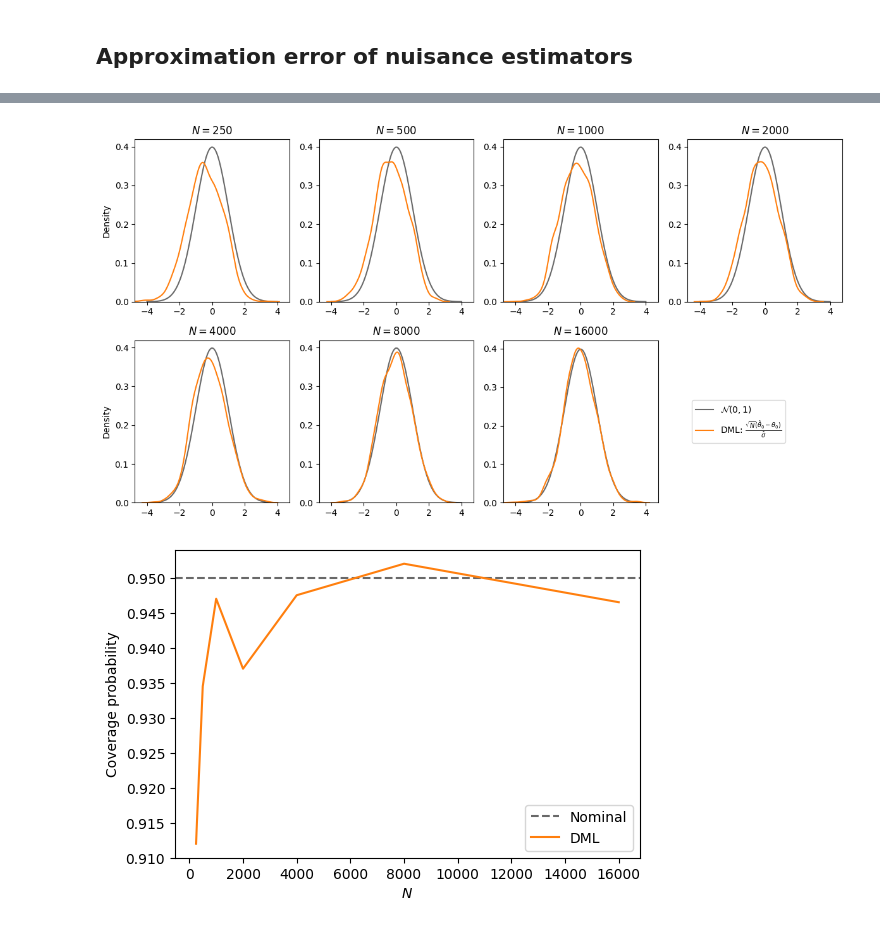
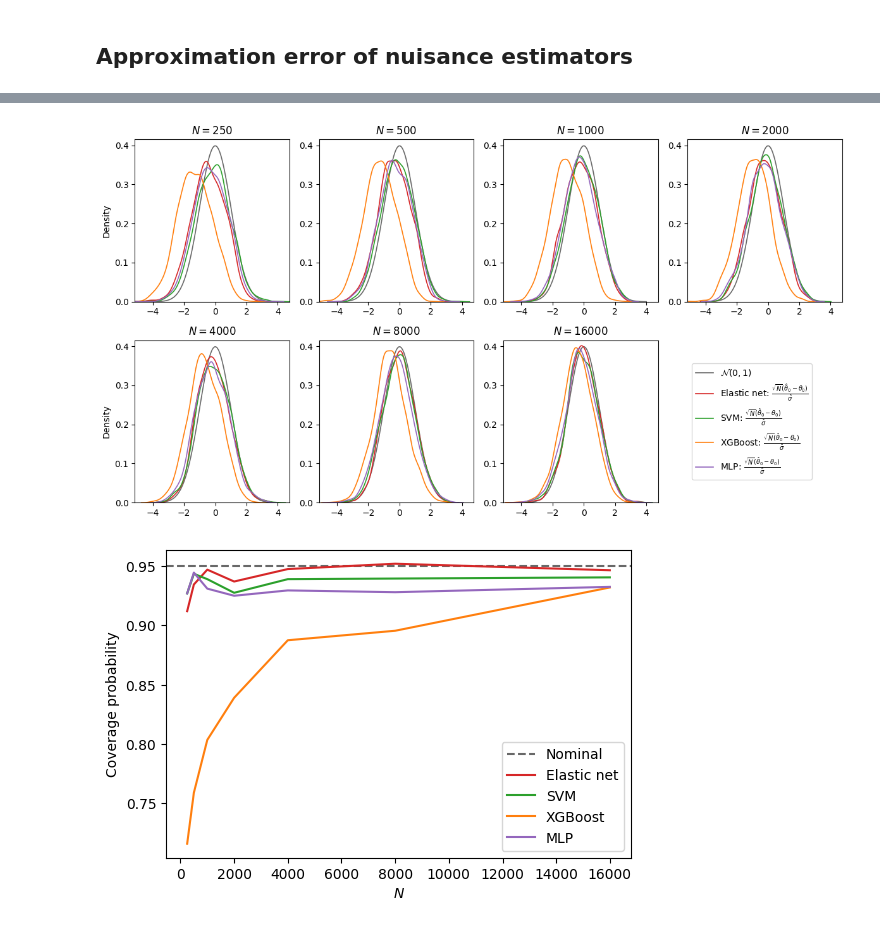
Before and after one commit to zijianwang2000/MA_CausalML, a Jupyter notebook: Complex model (10 confounders)/Plots for ATE.ipynb, the cells around one changed output, grey strips where cells are left out. Saved outputs shown, nothing was run; the diff lists cells and outputs as text; code cells hidden in the pictures.

```diff
--- a/Complex model (10 confounders)/Plots for ATE.ipynb
+++ b/Complex model (10 confounders)/Plots for ATE.ipynb
@@ -66,3 +65,0 @@ for fmt in ['png', 'pdf']:
-# %%
-slopes = np.polyfit(np.log(sample_sizes), np.log(rmses[..., 1]), 1)[0, :]
-slopes
@@ -83,8 +88,5 @@ for fmt in ['png', 'pdf']:
 # %%
 theta_0 = 0.5   # true ATE
-sample_sizes = list(results_dict.keys())
-colors = ['tab:blue', 'tab:orange', 'tab:green', 'tab:red']
-names = ['Oracle', 'DML', 'Regression', 'IPW']
 # %%
 # Visual comparison of estimators
 fig, axes = plt.subplots(nrows=2, ncols=4, figsize=(12, 6.5))
@@ -156,13 +175,18 @@ pdf_values = norm.pdf(grid)
 
 fig, axes = plt.subplots(nrows=2, ncols=4, figsize=(12, 6.5))
 
-for i, (N, results) in enumerate(results_dict.items()):
+for i, N in enumerate(sample_sizes):
     ax = axes.flat[i]
-    ate_estimates, sigma_estimates, _ = results
-    ax.plot(grid, pdf_values, color='dimgrey', label=r'$\mathcal{N}(0,1)$')
-    sns.kdeplot(np.sqrt(N)*(ate_estimates[:,1]-theta_0)/sigma_estimates, ax=ax, color=colors[1],
-                label=r'DML: $\frac{\sqrt{N}(\hat{\theta}_0-\theta_0)}{\hat{\sigma}}$')
-    ax.set_xlim(left=-4.75, right=4.75)
+    ax.plot(grid, pdf_values, linewidth=1.2, color='dimgrey', label=r'$\mathcal{N}(0,1)$')
+
+    for ml_key, ml_name in ml_models.items():
+        ate_estimates, sigma_estimates = results_ate[ml_key][N][0][:, 4], results_ate[ml_key][N][1][:, 1]
+        sns.kdeplot(np.sqrt(N)*(ate_estimates-theta_0)/sigma_estimates,
+                    ax=ax, linewidth=1.2, color=color_mapper[ml_key],
+                    label=ml_name+r': $\frac{\sqrt{N}(\hat{\theta}_0-\theta_0)}{\hat{\sigma}}$')
+
+    ax.set_xlim(left=-5.15, right=4.75)
+    ax.set_ylim(bottom=None, top=0.415)
     ax.set_yticks([0.0, 0.1, 0.2, 0.3, 0.4])
     ax.set_title(r'$N=$' + f'{N}')
 
@@ -176,27 +200,24 @@ axes.flat[-1].axis('off')
 fig.tight_layout()
 
 for fmt in ['png', 'pdf']:
-    fig.savefig(f'figures_1/Asymptotic_normality.{fmt}', dpi=300, bbox_inches='tight')
+    fig.savefig(f'figures_ate/Asymptotic_normality.{fmt}', dpi=300, bbox_inches='tight')
 # %% [output]
-[figure, old version]
+[figure, new version]
 # %%
 # Coverage probability
-cov_prob_list = []
-
-for results in results_dict.values():
-    CIs = results[-1]
-    cov_prob = np.mean((theta_0>=CIs[:,0]) & (theta_0<=CIs[:,1]))
-    cov_prob_list.append(cov_prob)
-
 plt.figure(figsize=(6, 4))
 plt.axhline(y=0.95, color='dimgrey', linestyle='--', label='Nominal')
-plt.plot(sample_sizes, cov_prob_list, color=colors[1], label=names[1])
+
+for ml_key, ml_name in ml_models.items():
+    CIs_list = [results_ate[ml_key][N][2][:, 2:] for N in sample_sizes]
+    cov_prob = [np.mean((theta_0>=CIs[:,0]) & (theta_0<=CIs[:,1])) for CIs in CIs_list]
+    plt.plot(sample_sizes, cov_prob, color=color_mapper[ml_key], label=ml_name)
 
 plt.xlabel(r'$N$')
 plt.ylabel('Coverage probability')
 plt.legend()
 
 for fmt in ['png', 'pdf']:
-    plt.savefig(f'figures_1/Coverage_probability.{fmt}', dpi=300, bbox_inches='tight')
+    plt.savefig(f'figures_ate/Coverage_probability.{fmt}', dpi=300, bbox_inches='tight')
 # %% [output]
-[figure, old version]
+[figure, new version]
```
Also changed, not shown: parts of 10 cells of this notebook, 36 other files.
